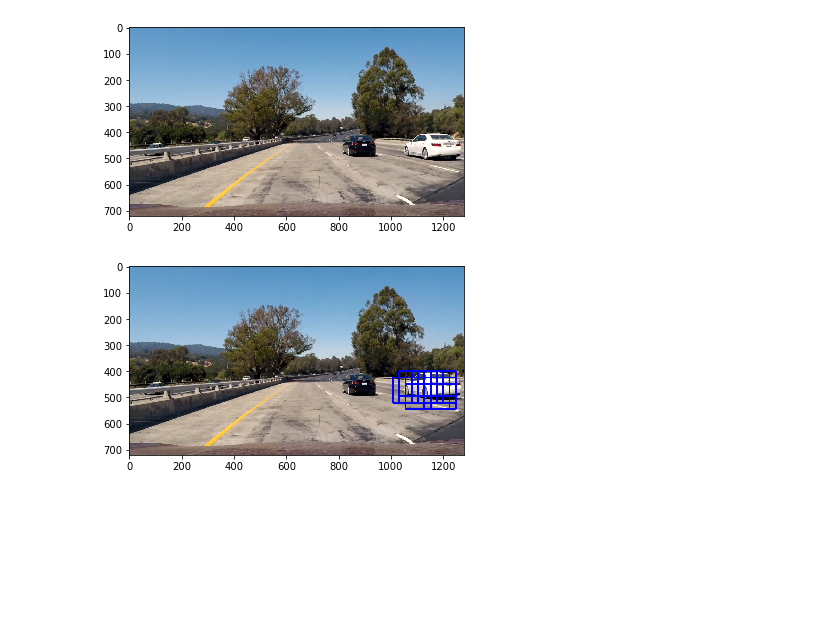
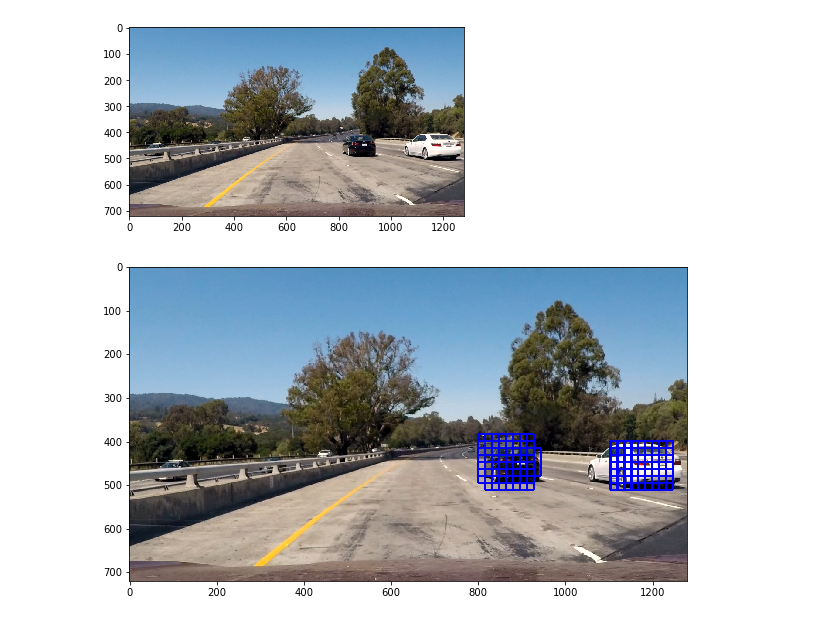
Before and after one commit to partmor/CarND-VehicleDetection-P5, a Jupyter notebook: p5_solution.ipynb, the cells around one changed output. Saved outputs shown, nothing was run; the diff lists cells and outputs as text; code cells hidden in the pictures; blank space fills up the shorter version.

```diff
--- a/p5_solution.ipynb
+++ b/p5_solution.ipynb
@@ -10,7 +10,12 @@ from aux_fun import *
 import time
 start = time.time()
 # %%
-car_image_fnames = glob.glob('data/vehicles/KITTI_extracted/*.png')
-not_car_image_fnames = glob.glob('data/non-vehicles/Extras/*.png')
+small_dataset = False
+if small_dataset:
+    car_image_fnames = glob.glob('data/vehicles/KITTI_extracted/*.png')
+    not_car_image_fnames = glob.glob('data/non-vehicles/Extras/*.png')
+else:
+    car_image_fnames = glob.glob('data/vehicles/*/*.png')
+    not_car_image_fnames = glob.glob('data/non-vehicles/*/*.png')
 # %%
 PARAMS = {
@@ -35,9 +42,9 @@ def extract_single_img_features(img_rgb,
                                 use_spatial, spatial_cspace, spatial_resize
                                ):
 
-    img_spatial = np.copy(img_rgb) if spatial_cspace=='RGB' else convert_color(img_rgb, 'RGB2%s' % spatial_cspace)
-    img_hist = np.copy(img_rgb) if hist_cspace=='RGB' else convert_color(img_rgb, 'RGB2%s' % hist_cspace)
-    img_hog = np.copy(img_rgb) if hog_cspace=='RGB' else convert_color(img_rgb, 'RGB2%s' % hog_cspace)
+    img_spatial = img_rgb if spatial_cspace=='RGB' else convert_color(img_rgb, 'RGB2%s' % spatial_cspace)
+    img_hist = img_rgb if hist_cspace=='RGB' else convert_color(img_rgb, 'RGB2%s' % hist_cspace)
+    img_hog = img_rgb if hog_cspace=='RGB' else convert_color(img_rgb, 'RGB2%s' % hog_cspace)
 
     spatial_features = extract_spatial_features(img_spatial, size=(spatial_resize,)*2)
     hist_features = extract_hist_features(img_hist, nbins=hist_nbins)
@@ -180,7 +187,8 @@ def find_cars(img, ystart, ystop, scale, clf_pl,
               spatial_cspace='RGB',
               use_hist=True,
               hist_cspace='RGB',
-              channels_for_hog=[0,1,2]
+              channels_for_hog=[0,1,2],
+              vis=False
              ):
 
     draw_img = np.copy(img)
@@ -203,9 +211,9 @@ def find_cars(img, ystart, ystop, scale, clf_pl,
     nysteps = (nyblocks - nblocks_per_window) // cells_per_step
 
     # Color space transformation for each feature extraction method
-    ctrans_tosearch_hog = np.copy(img_tosearch) if hog_cspace=='RGB' else convert_color(img_tosearch, 'RGB2%s' % hog_cspace)
-    ctrans_tosearch_spatial = np.copy(img_tosearch) if spatial_cspace=='RGB' else convert_color(img_tosearch, 'RGB2%s' % spatial_cspace)
-    ctrans_tosearch_hist = np.copy(img_tosearch) if hist_cspace=='RGB' else convert_color(img_tosearch, 'RGB2%s' % hist_cspace)
+    ctrans_tosearch_hog = img_tosearch if hog_cspace=='RGB' else convert_color(img_tosearch, 'RGB2%s' % hog_cspace)
+    ctrans_tosearch_spatial = img_tosearch if spatial_cspace=='RGB' else convert_color(img_tosearch, 'RGB2%s' % spatial_cspace)
+    ctrans_tosearch_hist = img_tosearch if hist_cspace=='RGB' else convert_color(img_tosearch, 'RGB2%s' % hist_cspace)
 
     # Compute individual channel HOG features for the entire image
     hog_features_per_channel = list()
@@ -216,6 +224,7 @@ def find_cars(img, ystart, ystop, scale, clf_pl,
         )
         hog_features_per_channel.append(hog_i)
 
+    hot_window_list = list()
     for xb in range(nxsteps):
         for yb in range(nysteps):
             ypos = yb*cells_per_step
@@ -254,26 +263,32 @@ def find_cars(img, ystart, ystop, scale, clf_pl,
                 xbox_left = np.int(xleft*scale)
                 ytop_draw = np.int(ytop*scale)
                 win_draw = np.int(window*scale)
-                cv2.rectangle(draw_img,(xbox_left, ytop_draw+ystart),(xbox_left+win_draw,ytop_draw+win_draw+ystart),(0,0,255),6)
-
-    return draw_img
+                bbox = ((xbox_left, ytop_draw+ystart), (xbox_left+win_draw,ytop_draw+win_draw+ystart))
+                hot_window_list.append(bbox)
+                if vis:
+                    cv2.rectangle(draw_img,(xbox_left, ytop_draw+ystart),(xbox_left+win_draw,ytop_draw+win_draw+ystart),(0,0,255),3)
+    if vis:
+        return hot_window_list, draw_img
+    return hot_window_list
 # %%
-test_output = find_cars(
+hot_windows, test_output = find_cars(
     test_img,
-    ystart=400, ystop=656,
-    scale=1.5,
+    ystart=350, ystop=600,
+    scale=1.0,
     clf_pl=sc_clf,
     use_hog=PARAMS['use_hog'], hog_cspace=PARAMS['hog_cspace'],
     channels_for_hog=PARAMS['channels_for_hog'],
     orient=PARAMS['hog_orientations'],
     pix_per_cell=PARAMS['hog_pixels_per_cell'],
     cell_per_block=PARAMS['hog_cells_per_block'],
     use_spatial=PARAMS['use_spatial'], spatial_cspace=PARAMS['spatial_cspace'],
     spatial_size=PARAMS['spatial_resize'],
     use_hist=PARAMS['use_hist'], hist_cspace=PARAMS['hist_cspace'],
-    hist_bins=PARAMS['hist_nbins']
+    hist_bins=PARAMS['hist_nbins'],
+    vis=True
 )
 
+plt.figure(figsize=(10,10))
 plt.imshow(test_output);
 # %% [output]
-[figure, old version]
+[figure, new version]
```
Also changed, not shown: parts of 10 cells of this notebook, 1 other file.
